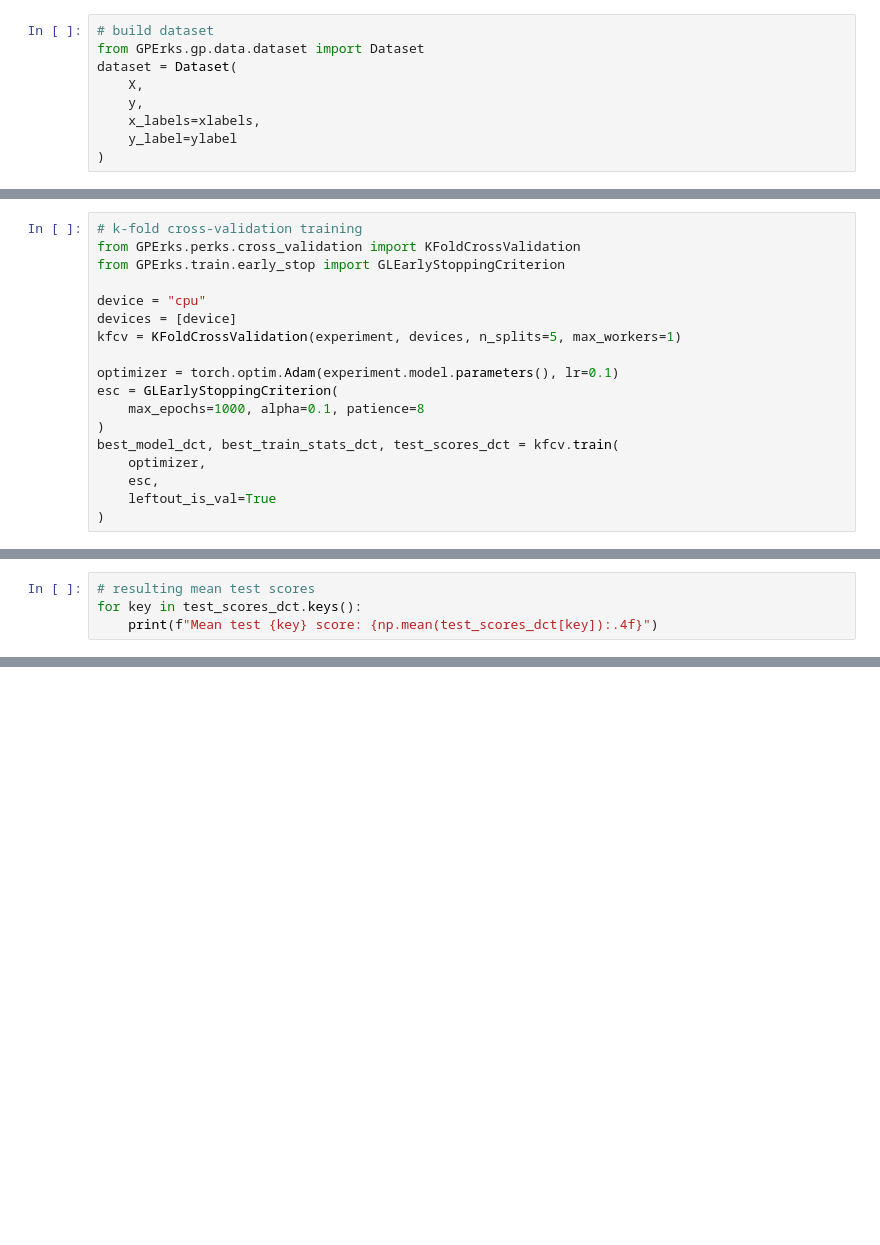
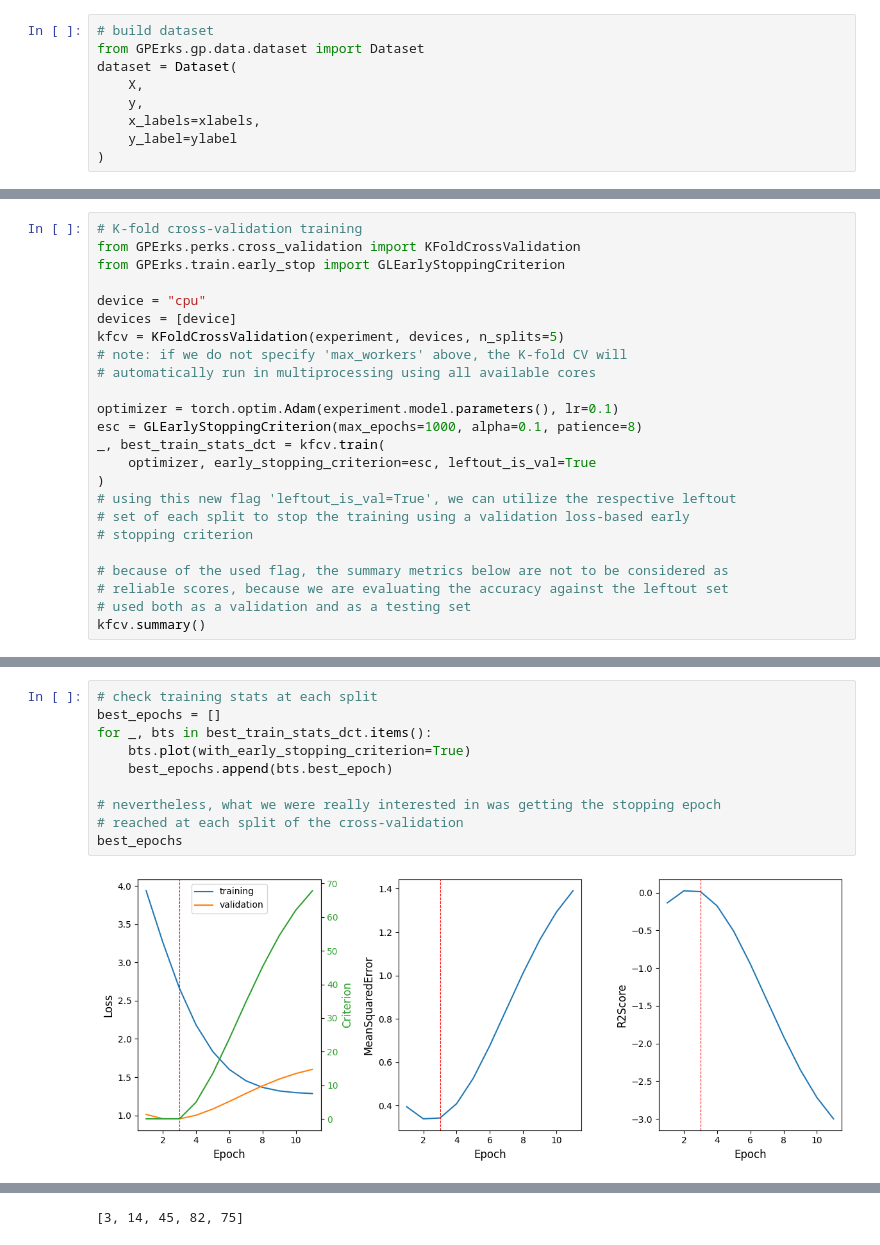
Before and after one commit to stelong/GPErks, a Jupyter notebook: notebooks/example_6.ipynb, the cells around one changed output, grey strips where cells are left out. Drawn from its saved outputs; the diff is of its cells as text; blank space fills up the shorter version.

```diff
--- a/notebooks/example_6.ipynb
+++ b/notebooks/example_6.ipynb
@@ -61,19 +62,25 @@ experiment = GPExperiment(
 )
 # %%
-# k-fold cross-validation training
+# K-fold cross-validation training
 from GPErks.perks.cross_validation import KFoldCrossValidation
 from GPErks.train.early_stop import GLEarlyStoppingCriterion
 
 device = "cpu"
 devices = [device]
-kfcv = KFoldCrossValidation(experiment, devices, n_splits=5, max_workers=1)
+kfcv = KFoldCrossValidation(experiment, devices, n_splits=5)
+# note: if we do not specify 'max_workers' above, the K-fold CV will
+# automatically run in multiprocessing using all available cores
 
 optimizer = torch.optim.Adam(experiment.model.parameters(), lr=0.1)
-esc = GLEarlyStoppingCriterion(
-    max_epochs=1000, alpha=0.1, patience=8
+esc = GLEarlyStoppingCriterion(max_epochs=1000, alpha=0.1, patience=8)
+_, best_train_stats_dct = kfcv.train(
+    optimizer, early_stopping_criterion=esc, leftout_is_val=True
 )
-best_model_dct, best_train_stats_dct, test_scores_dct = kfcv.train(
-    optimizer,
-    esc,
-    leftout_is_val=True
-)
+# using this new flag 'leftout_is_val=True', we can utilize the respective leftout
+# set of each split to stop the training using a validation loss-based early
+# stopping criterion
+
+# because of the used flag, the summary metrics below are not to be considered as
+# reliable scores, because we are evaluating the accuracy against the leftout set
+# used both as a validation and as a testing set
+kfcv.summary()
@@ -80,4 +108,12 @@ best_model_dct, best_train_stats_dct, test_scores_dct = kfcv.train(
 # %%
-# resulting mean test scores
-for key in test_scores_dct.keys():
-    print(f"Mean test {key} score: {np.mean(test_scores_dct[key]):.4f}")
+# check training stats at each split
+best_epochs = []
+for _, bts in best_train_stats_dct.items():
+    bts.plot(with_early_stopping_criterion=True)
+    best_epochs.append(bts.best_epoch)
+
+# nevertheless, what we were really interested in was getting the stopping epoch
+# reached at each split of the cross-validation
+best_epochs
+# %% [output]
+[figure, added]
@@ -84 +124,2 @@ for key in test_scores_dct.keys():
+[3, 14, 45, 82, 75]
 # %%
```
Also changed, not shown: parts of 8 cells of this notebook, 26 other files.
